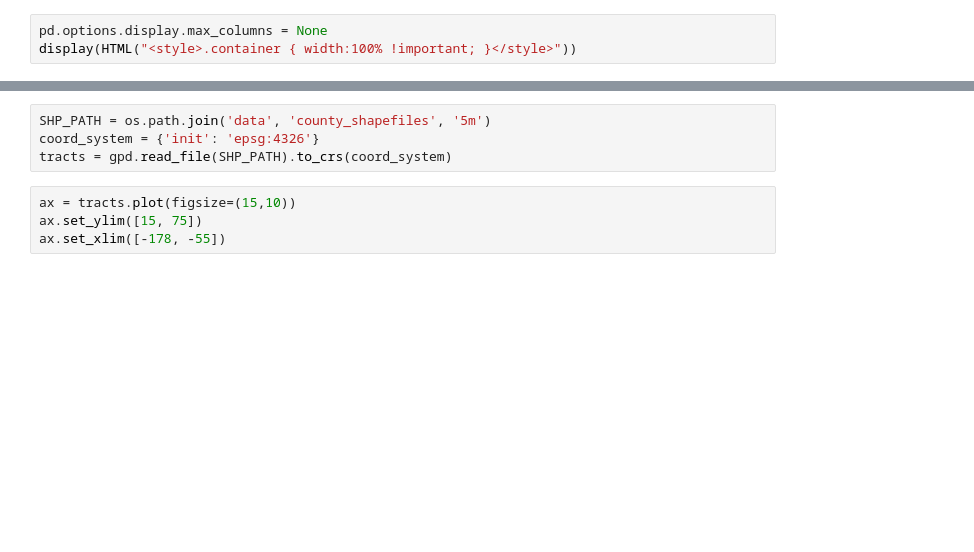
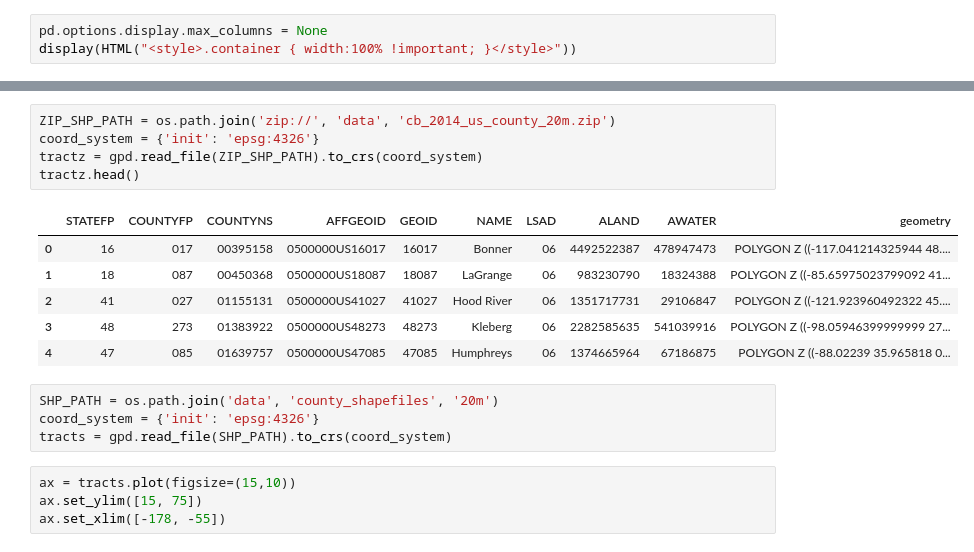
Before and after one commit to MattTriano/Election_Data_Experiments, a Jupyter notebook: Primary_Maps.ipynb, the cells around one changed output, grey strips where cells are left out. Cells and saved outputs as stored; diff of their text form; blank space fills up the shorter version.

```diff
--- a/Primary_Maps.ipynb
+++ b/Primary_Maps.ipynb
@@ -27,8 +31,20 @@ primary_df.head()
 | 2 | Alabama | AL | Baldwin | 1003.0 | Democrat | Bernie Sanders | 2694 | 0.329 |
 | 3 | Alabama | AL | Baldwin | 1003.0 | Democrat | Hillary Clinton | 5290 | 0.647 |
 | 4 | Alabama | AL | Barbour | 1005.0 | Democrat | Bernie Sanders | 222 | 0.078 |
+# %%
+ZIP_SHP_PATH = os.path.join('zip://', 'data', 'cb_2014_us_county_20m.zip')
+coord_system = {'init': 'epsg:4326'}
+tractz = gpd.read_file(ZIP_SHP_PATH).to_crs(coord_system)
+tractz.head()
+# %% [output]
+|  | STATEFP | COUNTYFP | COUNTYNS | AFFGEOID | GEOID | NAME | LSAD | ALAND | AWATER | geometry |
+| 0 | 16 | 017 | 00395158 | 0500000US16017 | 16017 | Bonner | 06 | 4492522387 | 478947473 | POLYGON Z ((-117.041214325944 48.... |
+| 1 | 18 | 087 | 00450368 | 0500000US18087 | 18087 | LaGrange | 06 | 983230790 | 18324388 | POLYGON Z ((-85.65975023799092 41... |
+| 2 | 41 | 027 | 01155131 | 0500000US41027 | 41027 | Hood River | 06 | 1351717731 | 29106847 | POLYGON Z ((-121.923960492322 45.... |
+| 3 | 48 | 273 | 01383922 | 0500000US48273 | 48273 | Kleberg | 06 | 2282585635 | 541039916 | POLYGON Z ((-98.05946399999999 27... |
+| 4 | 47 | 085 | 01639757 | 0500000US47085 | 47085 | Humphreys | 06 | 1374665964 | 67186875 | POLYGON Z ((-88.02239 35.965818 0... |
 # %%
-SHP_PATH = os.path.join('data', 'county_shapefiles', '5m')
+SHP_PATH = os.path.join('data', 'county_shapefiles', '20m')
 coord_system = {'init': 'epsg:4326'}
 tracts = gpd.read_file(SHP_PATH).to_crs(coord_system)
 # %%
```
Also changed, not shown: parts of 14 cells of this notebook, 1 other file.
